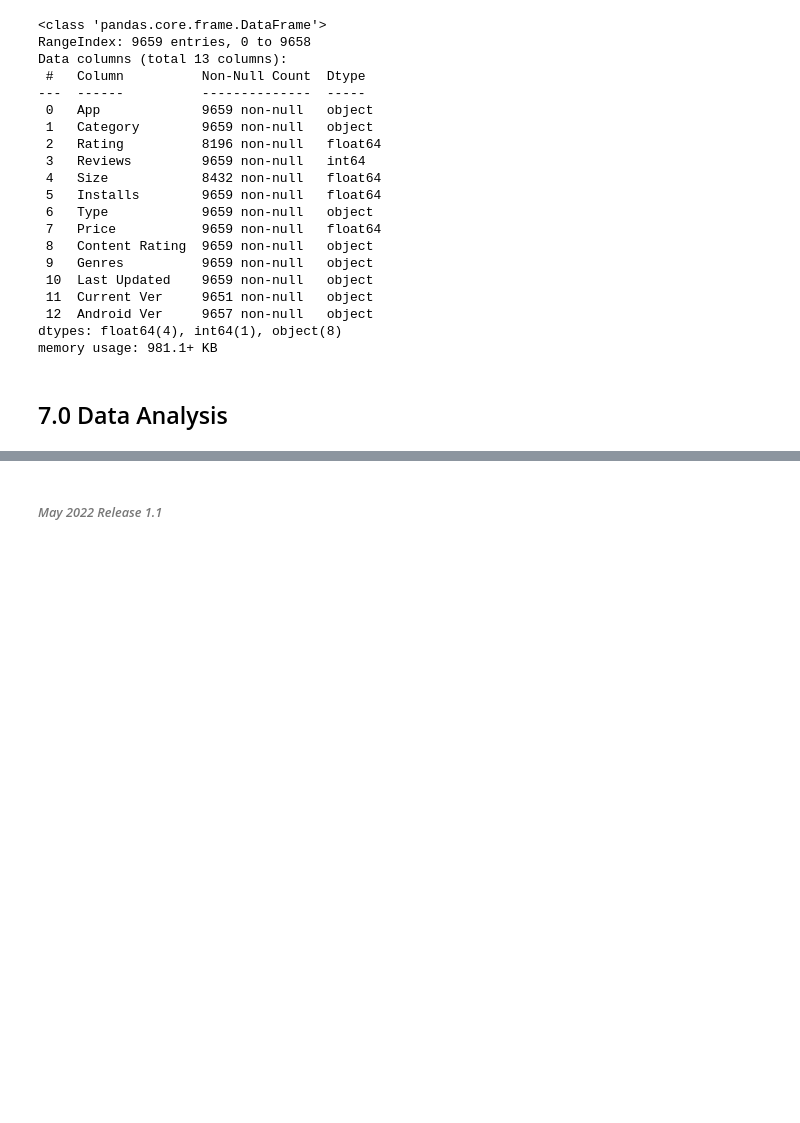
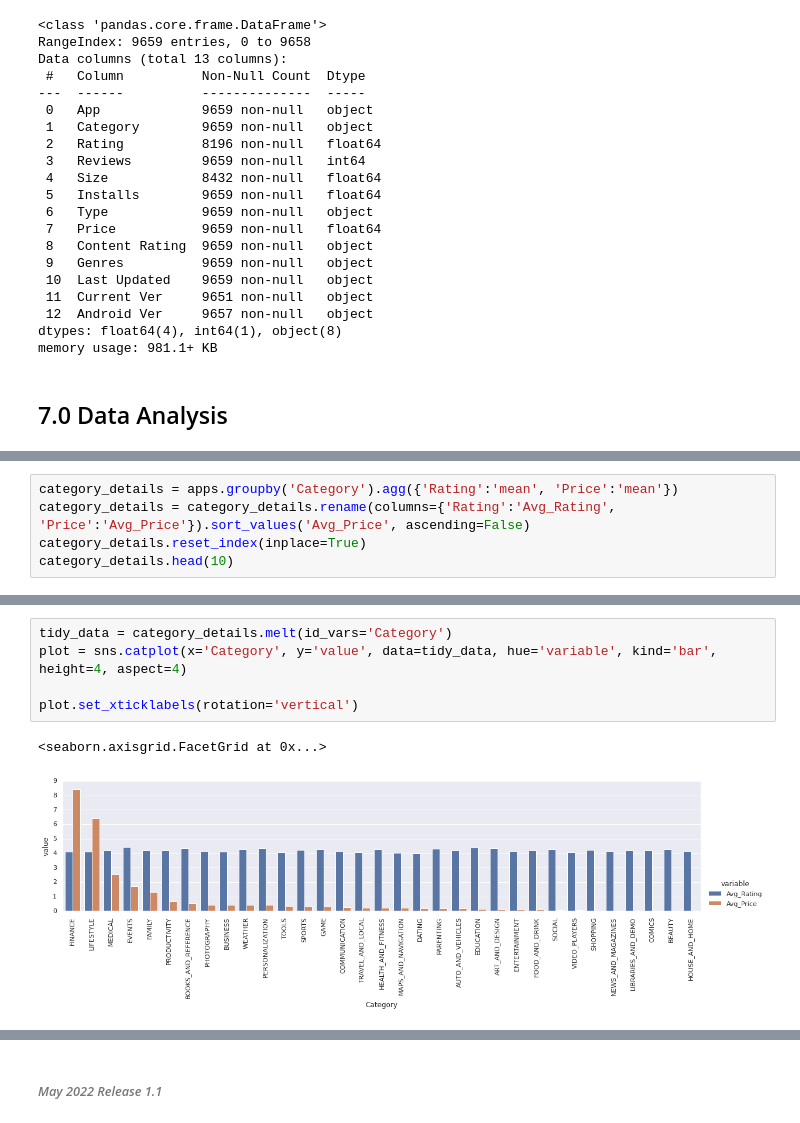
Before and after one commit to EMGuyant/google-play-apps, a Jupyter notebook: google_play_apps.ipynb, the cells around one changed output, grey strips where cells are left out. Cells and saved outputs as stored; diff of their text form; blank space fills up the shorter version.

```diff
--- a/google_play_apps.ipynb
+++ b/google_play_apps.ipynb
@@ -203,0 +269,5 @@ memory usage: 981.1+ KB
+# %%
+category_details = apps.groupby('Category').agg({'Rating':'mean', 'Price':'mean'})
+category_details = category_details.rename(columns={'Rating':'Avg_Rating', 'Price':'Avg_Price'}).sort_values('Avg_Price', ascending=False)
+category_details.reset_index(inplace=True)
+category_details.head(10)
@@ -203,0 +286,8 @@ memory usage: 981.1+ KB
+# %%
+tidy_data = category_details.melt(id_vars='Category')
+plot = sns.catplot(x='Category', y='value', data=tidy_data, hue='variable', kind='bar', height=4, aspect=4)
+
+plot.set_xticklabels(rotation='vertical')
+# %% [output]
+<seaborn.axisgrid.FacetGrid at 0x...>
+[figure, added]
```
Also changed, not shown: parts of 30 cells of this notebook.
